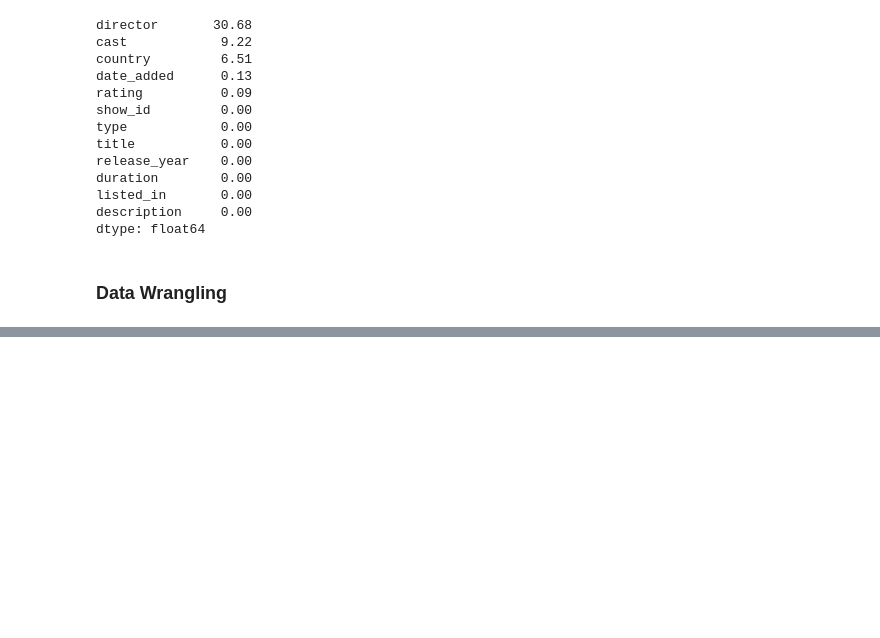
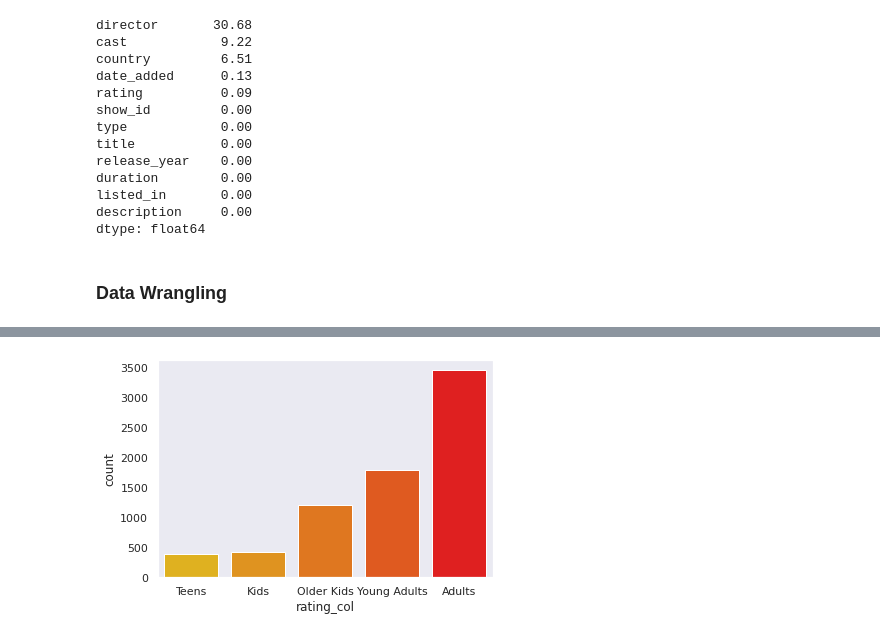
Before and after one commit to Saurabhf/Netflix_Movies_And_TV_Shows_Clustering, a Jupyter notebook: NETFLIX_MOVIES_AND_TV_SHOWS_CLUSTERING.ipynb, the cells around one changed output, grey strips where cells are left out. Cells and saved outputs as stored; diff of their text form; code cells hidden in the pictures; blank space fills up the shorter version.

```diff
--- a/NETFLIX_MOVIES_AND_TV_SHOWS_CLUSTERING.ipynb
+++ b/NETFLIX_MOVIES_AND_TV_SHOWS_CLUSTERING.ipynb
@@ -190,0 +270,8 @@ netflixdf.head(2)
+# %%
+# plt.figure(figsize=(30,15))
+order = ['Teens', 'Kids', 'Older Kids', 'Young Adults', 'Adults']
+sns.set(style="dark")
+sns.countplot(x="rating_col", data=netflixdf, order = order, palette = ['#ffc100', '#ff9a00', '#ff7400', '#ff4d00', '#ff0000'])
+plt.show()
+# %% [output]
+[figure, added]
```
Also changed, not shown: parts of 10 cells of this notebook.
